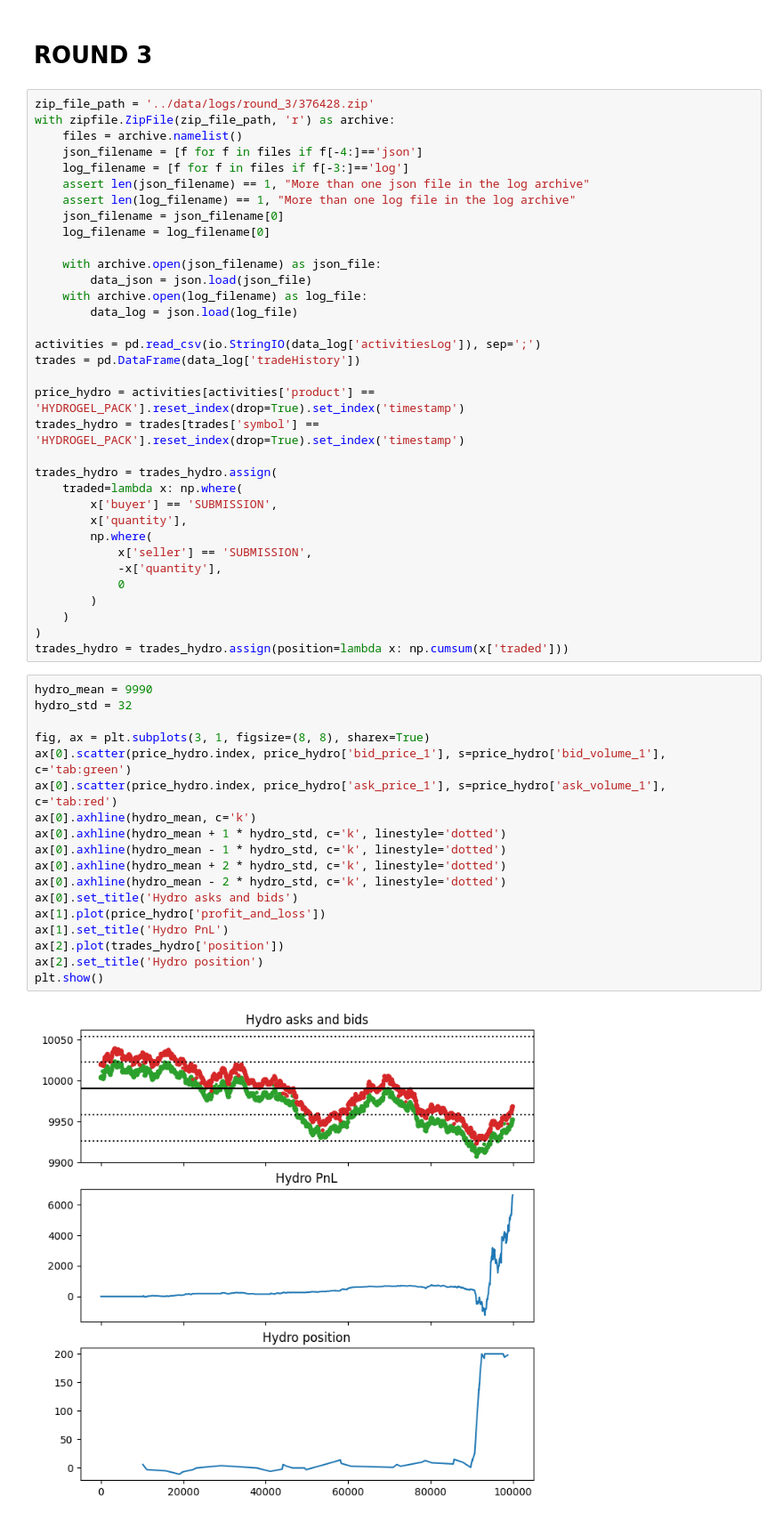
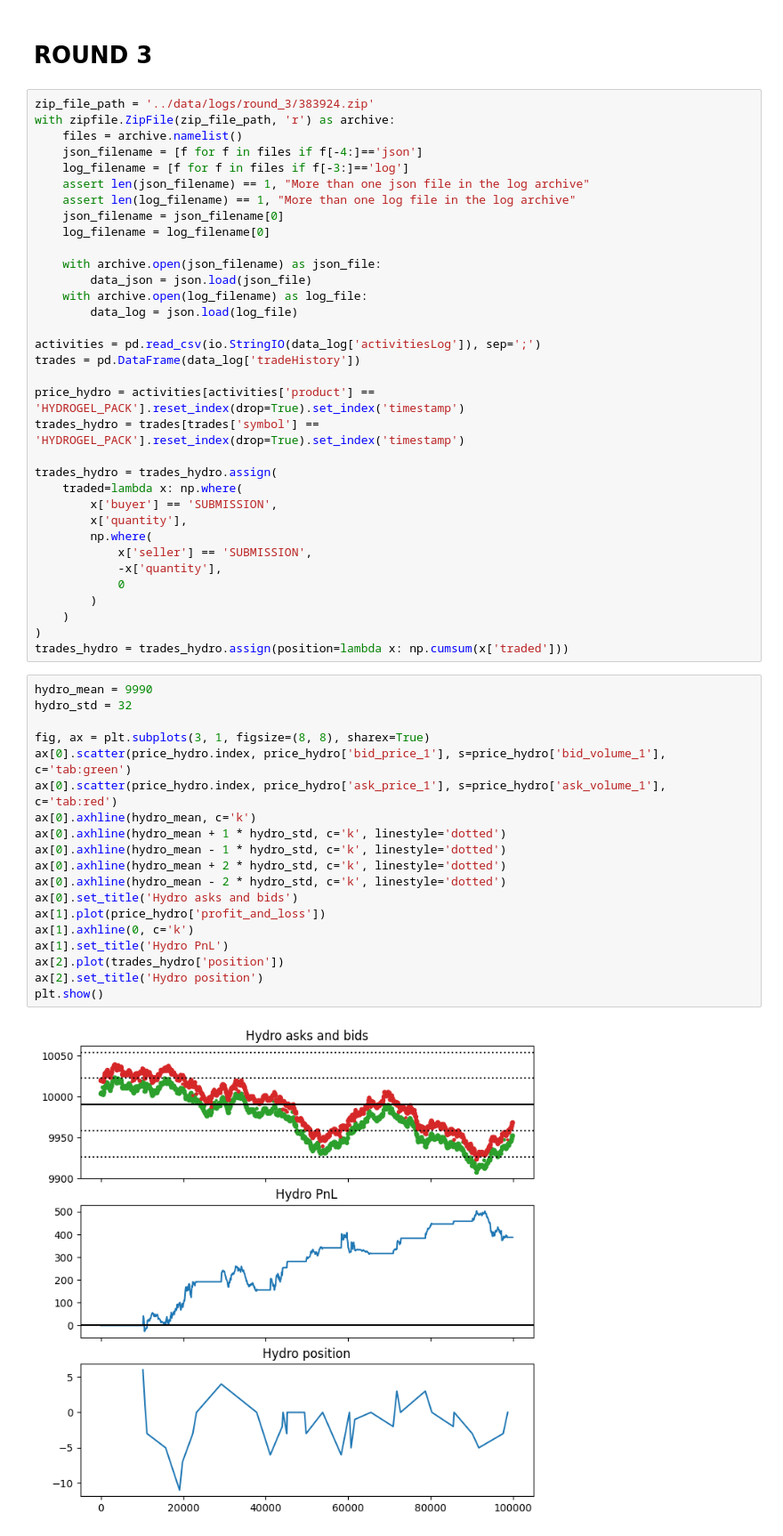
Before and after one commit to aemilani/imc-prosperity-4, a Jupyter notebook: notebooks/logs.ipynb, the cells around one changed output. Shown at 89% size. Saved outputs shown, nothing was run; the diff lists cells and outputs as text.

```diff
--- a/notebooks/logs.ipynb
+++ b/notebooks/logs.ipynb
@@ -255,7 +255,7 @@ plt.show()
 # %% [markdown]
 # ROUND 3
 # %%
-zip_file_path = '../data/logs/round_3/376428.zip'
+zip_file_path = '../data/logs/round_3/383924.zip'
 with zipfile.ZipFile(zip_file_path, 'r') as archive:
     files = archive.namelist()
     json_filename = [f for f in files if f[-4:]=='json']
@@ -291,21 +291,22 @@ trades_hydro = trades_hydro.assign(position=lambda x: np.cumsum(x['traded']))
 # %%
 hydro_mean = 9990
 hydro_std = 32
 
 fig, ax = plt.subplots(3, 1, figsize=(8, 8), sharex=True)
 ax[0].scatter(price_hydro.index, price_hydro['bid_price_1'], s=price_hydro['bid_volume_1'], c='tab:green')
 ax[0].scatter(price_hydro.index, price_hydro['ask_price_1'], s=price_hydro['ask_volume_1'], c='tab:red')
 ax[0].axhline(hydro_mean, c='k')
 ax[0].axhline(hydro_mean + 1 * hydro_std, c='k', linestyle='dotted')
 ax[0].axhline(hydro_mean - 1 * hydro_std, c='k', linestyle='dotted')
 ax[0].axhline(hydro_mean + 2 * hydro_std, c='k', linestyle='dotted')
 ax[0].axhline(hydro_mean - 2 * hydro_std, c='k', linestyle='dotted')
 ax[0].set_title('Hydro asks and bids')
 ax[1].plot(price_hydro['profit_and_loss'])
+ax[1].axhline(0, c='k')
 ax[1].set_title('Hydro PnL')
 ax[2].plot(trades_hydro['position'])
 ax[2].set_title('Hydro position')
 plt.show()
 # %% [output]
-[figure, old version]
+[figure, new version]
 # %%
```
Also changed, not shown: parts of 1 cell of this notebook, 5 other files.
